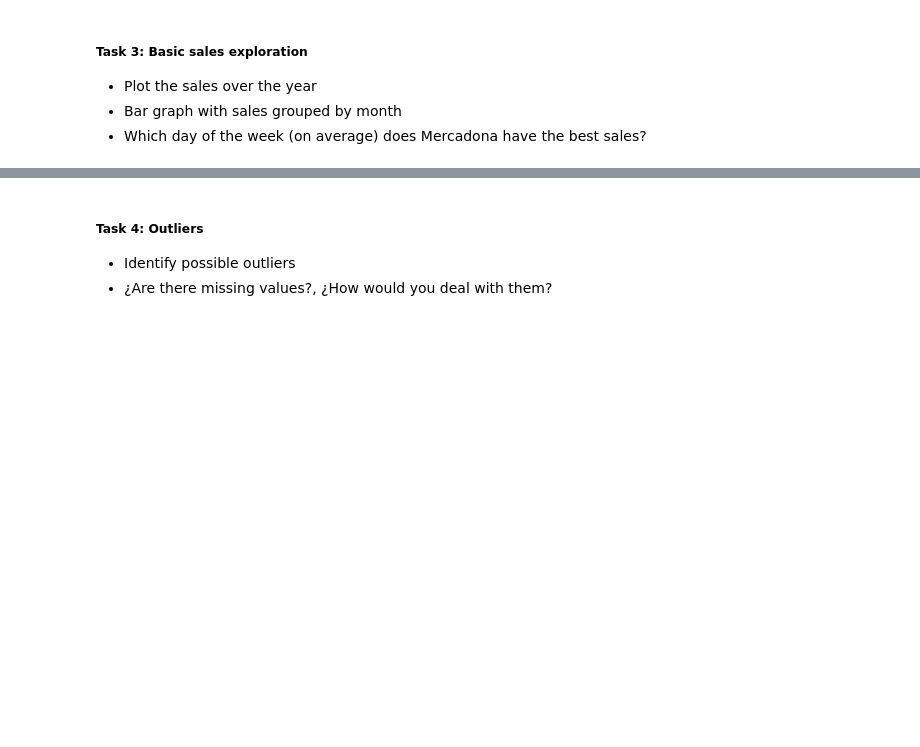
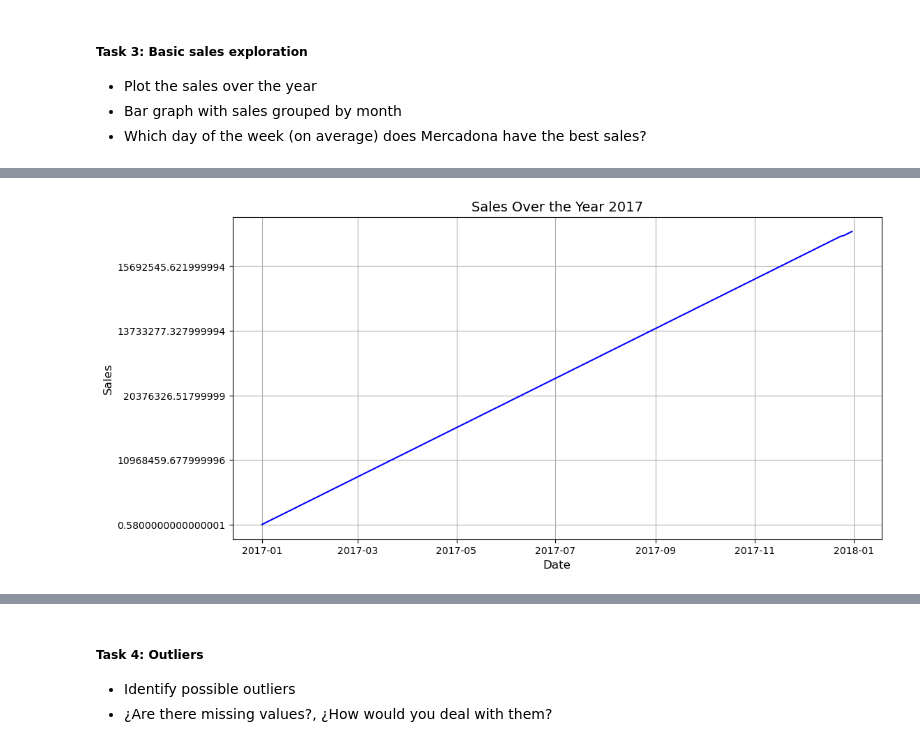
Before and after one commit to MartinezAgullo/TechChallenge_MercadonaIT, a Jupyter notebook: notebooks/1-data-preparation.ipynb, the cells around one changed output, grey strips where cells are left out. Saved outputs shown, nothing was run; the diff lists cells and outputs as text; code cells hidden in the pictures; blank space fills up the shorter version.

```diff
--- a/notebooks/1-data-preparation.ipynb
+++ b/notebooks/1-data-preparation.ipynb
@@ -45,0 +221,4 @@ Your main objective in this notebook is to conduct a thorough exploratory analys
+# %%
+plot_sales_by_year(sales_train_df, 2017)
+# %% [output]
+[figure, added]
```
Also changed, not shown: parts of 27 cells of this notebook.
